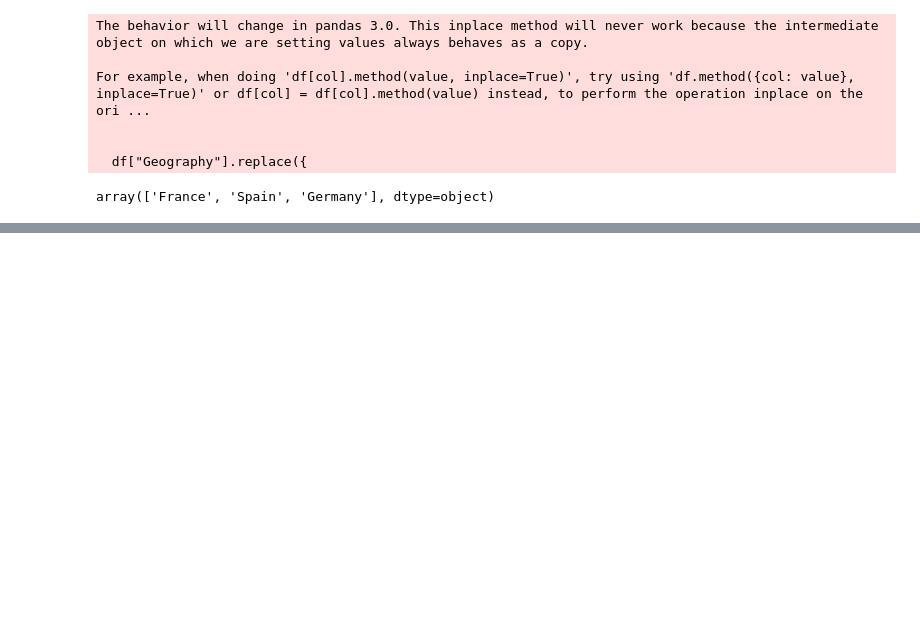
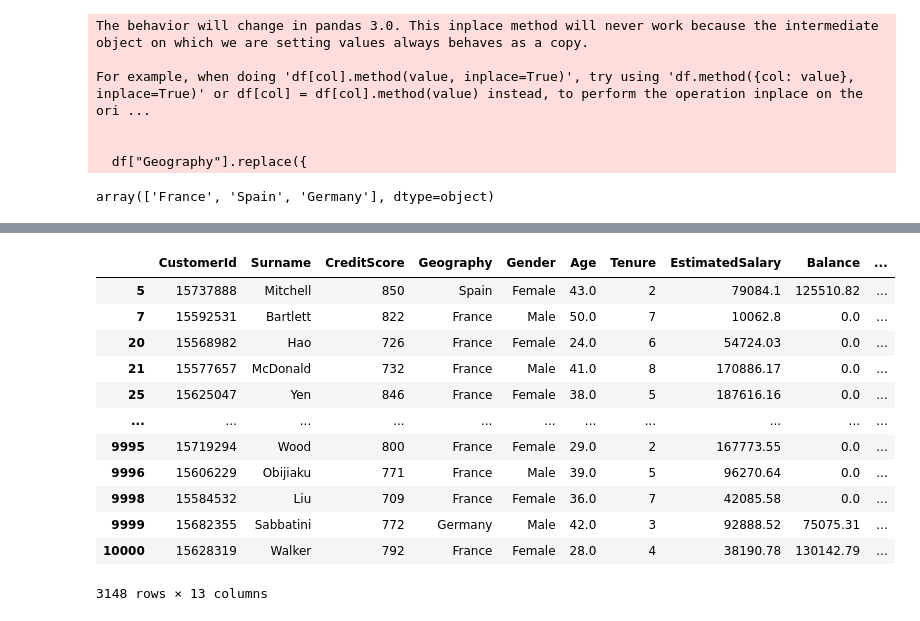
Before and after one commit to kwiver/data_science, a Jupyter notebook: bank_churn_analysis.ipynb, the cells around one changed output, grey strips where cells are left out. Cells and saved outputs as stored; diff of their text form; code cells hidden in the pictures; blank space fills up the shorter version.

```diff
--- a/bank_churn_analysis.ipynb
+++ b/bank_churn_analysis.ipynb
@@ -154,3 +155,12 @@ For example, when doing 'df[col].method(value, inplace=True)', try using 'df.met
 
   df["Geography"].replace({
 array(['France', 'Spain', 'Germany'], dtype=object)
+# %%
+def clean_currency(x):
+    if  isinstance(x, str):
+        return x.replace("€", "")
+    return  x
+
+df["EstimatedSalary"] = df ["EstimatedSalary"].apply(clean_currency)
+df["Balance"] = df["Balance"].apply(clean_currency)
+df.head()
@@ -156,0 +174,4 @@ array(['France', 'Spain', 'Germany'], dtype=object)
+# %%
+# convert the exited column with (1 - yes, 0 - NO)
+df["Exited"] = df["Exited"].replace({0: "No", 1: "Yes"})
+df.head()
@@ -156,0 +185,18 @@ array(['France', 'Spain', 'Germany'], dtype=object)
+# %%
+# select customer with high credit score
+high_customer_credit_score = df[df["CreditScore"] >= 700]
+high_customer_credit_score
+# %% [output]
+|  | CustomerId | Surname | CreditScore | Geography | Gender | Age | Tenure | EstimatedSalary | Balance | ... |
+| 5 | 15737888 | Mitchell | 850 | Spain | Female | 43.0 | 2 | 79084.1 | 125510.82 | ... |
+| 7 | 15592531 | Bartlett | 822 | France | Male | 50.0 | 7 | 10062.8 | 0.0 | ... |
+| 20 | 15568982 | Hao | 726 | France | Female | 24.0 | 6 | 54724.03 | 0.0 | ... |
+| 21 | 15577657 | McDonald | 732 | France | Male | 41.0 | 8 | 170886.17 | 0.0 | ... |
+| 25 | 15625047 | Yen | 846 | France | Female | 38.0 | 5 | 187616.16 | 0.0 | ... |
+| ... | ... | ... | ... | ... | ... | ... | ... | ... | ... | ... |
+| 9995 | 15719294 | Wood | 800 | France | Female | 29.0 | 2 | 167773.55 | 0.0 | ... |
+| 9996 | 15606229 | Obijiaku | 771 | France | Male | 39.0 | 5 | 96270.64 | 0.0 | ... |
+| 9998 | 15584532 | Liu | 709 | France | Female | 36.0 | 7 | 42085.58 | 0.0 | ... |
+| 9999 | 15682355 | Sabbatini | 772 | Germany | Male | 42.0 | 3 | 92888.52 | 75075.31 | ... |
+| 10000 | 15628319 | Walker | 792 | France | Female | 28.0 | 4 | 38190.78 | 130142.79 | ... |
+3148 rows × 13 columns
```
Also changed, not shown: parts of 9 cells of this notebook.
